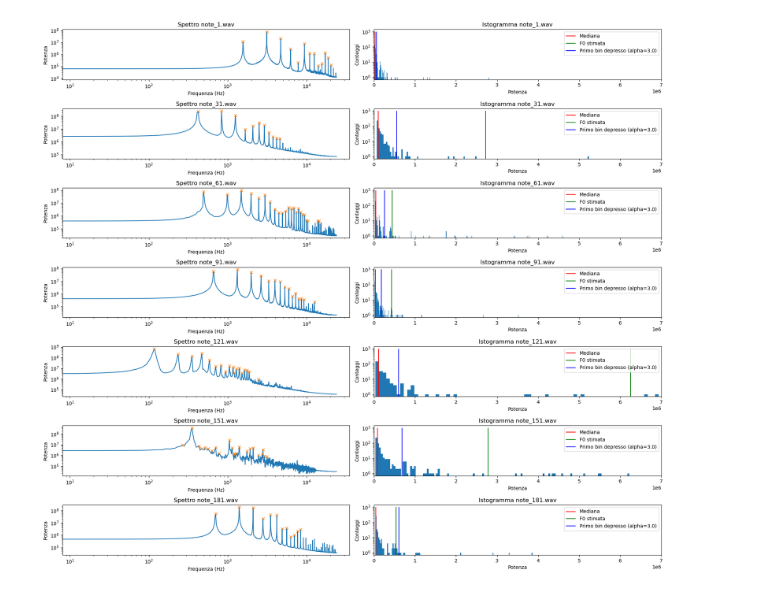
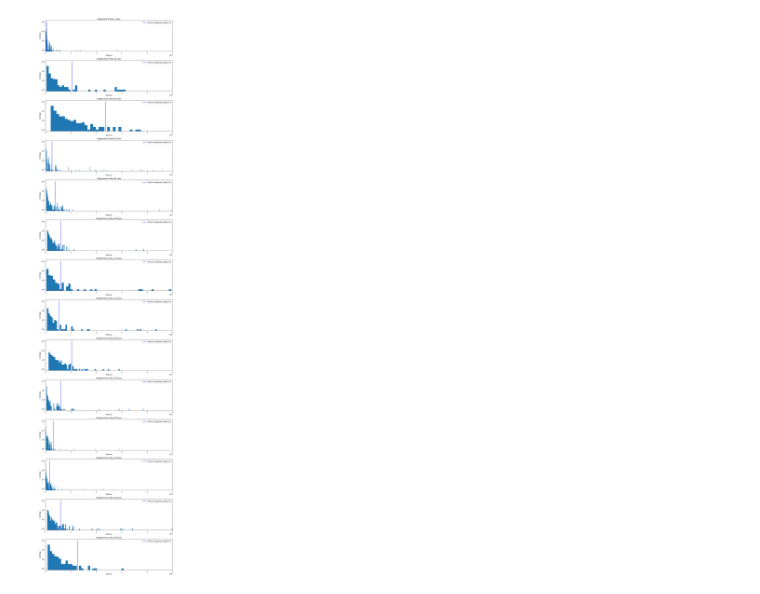
Before and after one commit to Lvetto/lmd_organo, a Jupyter notebook: Harmonics.ipynb, the cells around one changed output. Saved outputs shown, nothing was run; the diff lists cells and outputs as text; code cells hidden in the pictures.

```diff
--- a/Harmonics.ipynb
+++ b/Harmonics.ipynb
@@ -42,84 +42,63 @@ Frequenza fondamentale stimata: 1563.44 Hz
 # %%
-"""peaks_hist, _ = sp.signal.find_peaks(power_spectrum, prominence=1e3)
-
-
-plt.figure(figsize=(10, 6))
-rate, data = note_data
-print(data.shape)
-channel1 = data[:,0]
-channel2 = data[:,1]
-"""
-
-file_indices = list(range(1, 200, 30))
+file_indices = list(range(1, 280, 20))
 print(f"File indices: {file_indices}")
 
 num_plots = len(file_indices)
-alpha = 3.0
+alpha_start = 3
 
-#salvataggio x primo bin depresso
+# salvataggio x primo bin depresso
 x_depre = []
 
-plt.figure(figsize=(18, 16))
+fig, axes = plt.subplots(num_plots, 1, figsize=(12, 3.5 * num_plots))
 
+if num_plots == 1:
+    axes = [axes]
 
-for i in file_indices:
+for row_index, i in enumerate(file_indices):
     note_data = readwav(f'Data_organ/note_{i}.wav')
     rate, data = note_data
-    channel1 = data[:,0]
+    channel1 = data[:, 0]
 
     window_size, hop_size = get_adaptive_params(channel1, rate)
     freqs, power_spectrum = get_average_spectrum(channel1, rate, window_size, hop_size)
 
-    adaptive_prominence = 1e-5 * np.max(power_spectrum)
-
     peaks_hist, _ = sp.signal.find_peaks(power_spectrum, prominence=1e2)
 
-    peaks_hist_f0, _ = sp.signal.find_peaks(power_spectrum, prominence=adaptive_prominence)
-
-    median_power = np.median(power_spectrum[peaks_hist])
-
-    f0 = round(get_f0_from_regression(freqs[peaks_hist_f0]))
-    f0_index = np.argmin(np.abs(freqs - f0))
-
-    row_index = i // 30
-    ax_hist = plt.subplot(num_plots, 2, row_index * 2 + 2)
-    ax_spectrum = plt.subplot(num_plots, 2, row_index * 2 + 1)
+    ax_hist = axes[row_index]
 
     hist_y, bin_edges = np.histogram(power_spectrum[peaks_hist], bins=8000)
-    dip_condition = (hist_y[1:-1] * alpha < hist_y[:-2]) & (hist_y[1:-1] * alpha < hist_y[2:])
-    dip_indices = np.where(dip_condition)[0] + 1
+
+    alpha_current = alpha_start
+    dip_indices = np.array([], dtype=int)
+
+    while alpha_current >= 1:
+        dip_condition = (hist_y[1:-1] * alpha_current < hist_y[:-2]) & (hist_y[1:-1] * alpha_current < hist_y[2:])
+        dip_indices = np.where(dip_condition)[0] + 1
+        if dip_indices.size > 0:
+            break
+        alpha_current -= 1
+
     if dip_indices.size > 0:
         first_dip_bin_index = dip_indices[0]
         x_first_dip_bin = 0.5 * (bin_edges[first_dip_bin_index] + bin_edges[first_dip_bin_index + 1])
+        alpha_used = alpha_current
     else:
         first_dip_bin_index = None
         x_first_dip_bin = np.nan
+        alpha_used = np.nan
 
     ax_hist.hist(power_spectrum[peaks_hist], bins=8000)
 
-    ax_hist.vlines(median_power, 0, 1000, colors='r', label='Mediana')
-    ax_hist.vlines(power_spectrum[f0_index], 0, 1000, colors='g', label='F0 stimata')
     if np.isfinite(x_first_dip_bin):
-        ax_hist.vlines(x_first_dip_bin, 0, 1000, colors='b', label=f'Primo bin depresso (alpha={alpha})')
+        ax_hist.vlines(x_first_dip_bin, 0, 1000, colors='b', label=f'Primo bin depresso (alpha={alpha_used})')
     ax_hist.legend()
-    ax_hist.set_xlim(0, 7*1e6)
+    ax_hist.set_xlim(0, 5 * 1e6)
     ax_hist.set_yscale('log')
     ax_hist.set_title(f'Istogramma note_{i}.wav')
     ax_hist.set_xlabel('Potenza')
     ax_hist.set_ylabel('Conteggi')
 
-    prominence_for_peaks = x_first_dip_bin if np.isfinite(x_first_dip_bin) else adaptive_prominence
-    peaks_spectrum, _ = sp.signal.find_peaks(power_spectrum, prominence=prominence_for_peaks)
-
-    ax_spectrum.plot(freqs, power_spectrum)
-    ax_spectrum.plot(freqs[peaks_spectrum], power_spectrum[peaks_spectrum], 'x')
-    ax_spectrum.set_xscale('log')
-    ax_spectrum.set_yscale('log')
-    ax_spectrum.set_title(f'Spettro note_{i}.wav')
-    ax_spectrum.set_xlabel('Frequenza (Hz)')
-    ax_spectrum.set_ylabel('Potenza')
-
-    print(f"File: note_{i}.wav, X primo bin depresso (alpha={alpha}): {x_first_dip_bin:.2e}")
+    print(f"File: note_{i}.wav, X primo bin depresso (alpha usato={alpha_used}): {x_first_dip_bin:.2e}")
     x_depre.append(x_first_dip_bin)
 
 plt.tight_layout()
@@ -136 +122 @@ File: note_181.wav, X primo bin depresso (alpha=3.0): 6.05e+05
-[figure, old version]
+[figure, new version]
```
Also changed, not shown: parts of 6 cells of this notebook, 1 other file.
